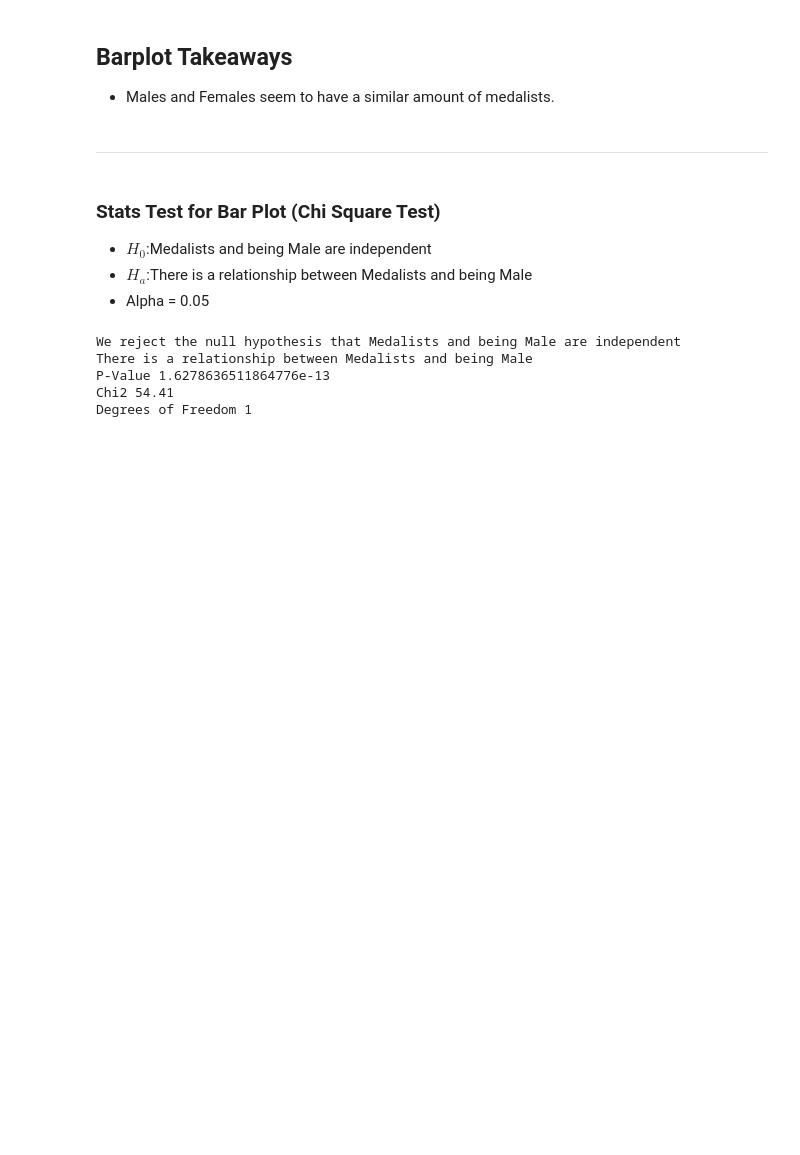
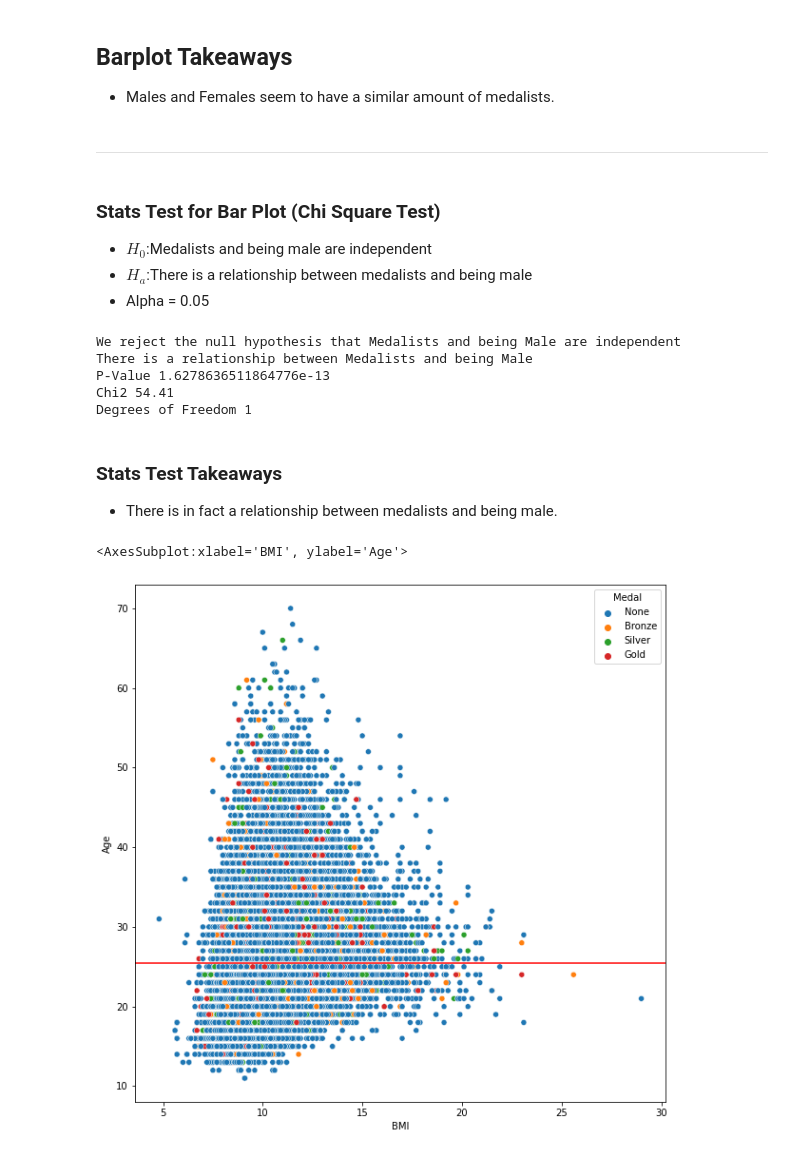
Before and after one commit to michael-haerle/olympic_dataset, a Jupyter notebook: final_notebook.ipynb, the cells around one changed output. Drawn from its saved outputs; the diff is of its cells as text; code cells hidden in the pictures; blank space fills up the shorter version.

Commit message:
added new visual

```diff
--- a/final_notebook.ipynb
+++ b/final_notebook.ipynb
@@ -123,8 +123,8 @@ explore.barplot_medalist_male(train)
 ___
 # %% [markdown]
 ### Stats Test for Bar Plot (Chi Square Test)
-- $H_0$:Medalists and being Male are independent
-- $H_a$:There is a relationship between Medalists and being Male
+- $H_0$:Medalists and being male are independent
+- $H_a$:There is a relationship between medalists and being male
 - Alpha = 0.05
 # %%
 explore.barplot_medalist_male_stat(train)
@@ -134,3 +134,17 @@ There is a relationship between Medalists and being Male
 P-Value 1.6278636511864776e-13
 Chi2 54.41
 Degrees of Freedom 1
+# %% [markdown]
+### Stats Test Takeaways
+- There is in fact a relationship between medalists and being male.
+# %%
+plt.figure(figsize=(10, 10))
+gold_avg_age = train[train.Medal == 'Gold'].Age.mean()
+
+# Plotting the average age for gold medalists
+plt.axhline(gold_avg_age, color='red')
+
+sns.scatterplot(x='BMI', y='Age', data=train, hue='Medal')
+# %% [output]
+<AxesSubplot:xlabel='BMI', ylabel='Age'>
+[figure, added]
```
Also changed, not shown: parts of 1 cell of this notebook.
